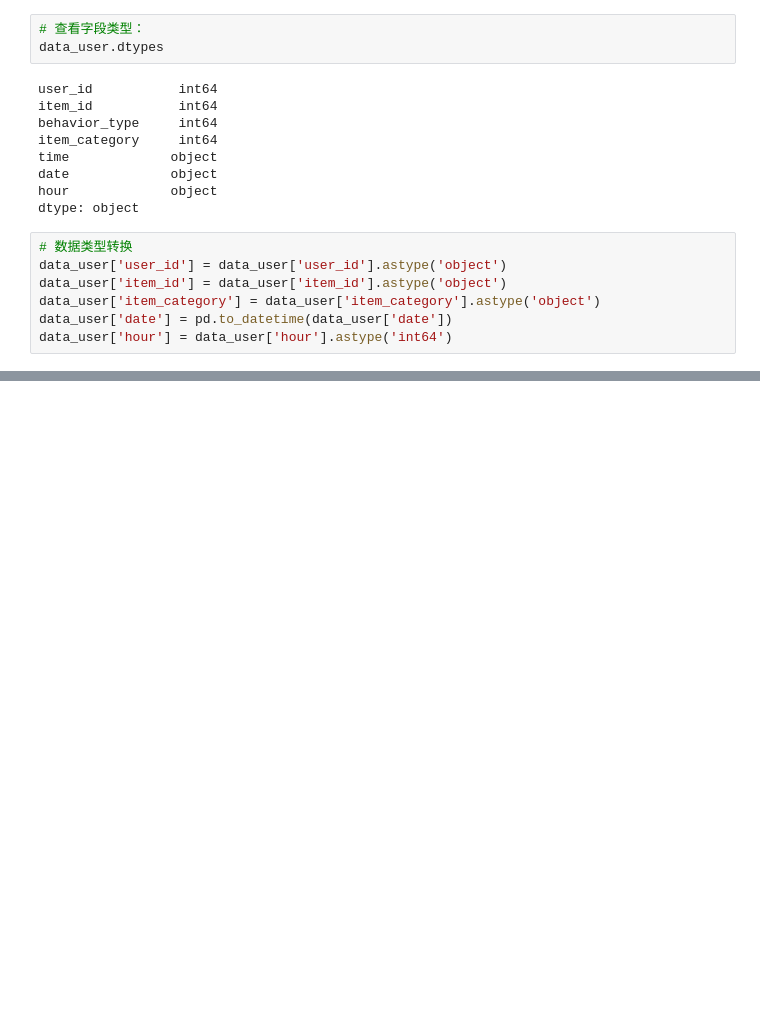
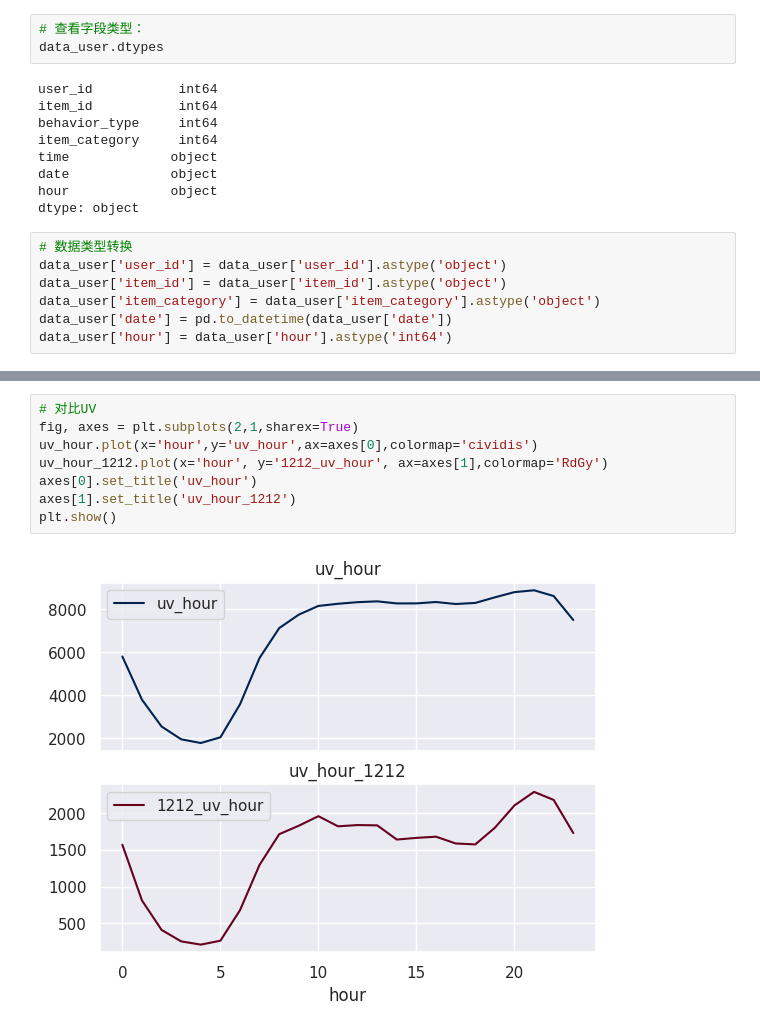
Before and after one commit to junglefire/data_insight, a Jupyter notebook: tianchi/淘宝用户购物行为数据可视化分析baseline.ipynb, the cells around one changed output, grey strips where cells are left out. Saved outputs shown, nothing was run; the diff lists cells and outputs as text; blank space fills up the shorter version.

```diff
--- a/tianchi/淘宝用户购物行为数据可视化分析baseline.ipynb
+++ b/tianchi/淘宝用户购物行为数据可视化分析baseline.ipynb
@@ -96,0 +281,10 @@ data_user.dtypes
+# %%
+# 对比UV
+fig, axes = plt.subplots(2,1,sharex=True)
+uv_hour.plot(x='hour',y='uv_hour',ax=axes[0],colormap='cividis')
+uv_hour_1212.plot(x='hour', y='1212_uv_hour', ax=axes[1],colormap='RdGy')
+axes[0].set_title('uv_hour')
+axes[1].set_title('uv_hour_1212')
+plt.show()
+# %% [output]
+[figure, added]
```
Also changed, not shown: parts of 13 cells of this notebook.
